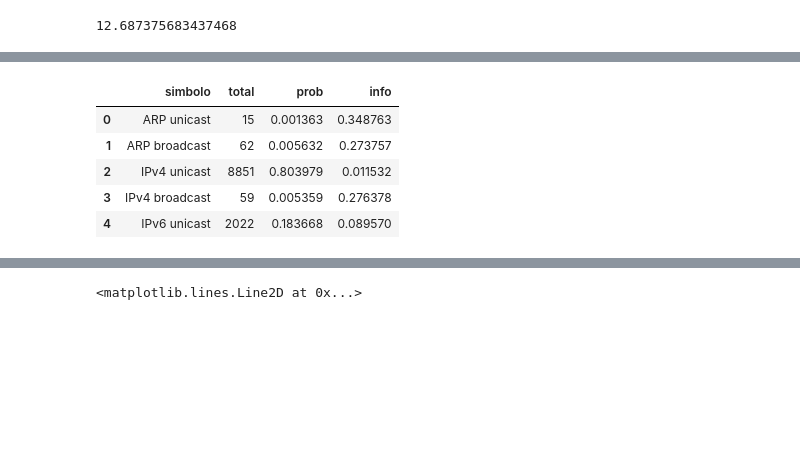
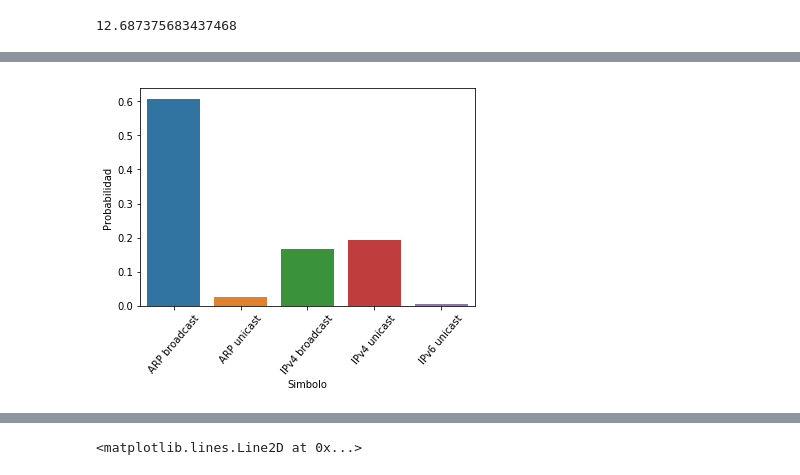
Before and after one commit to ZebaSz/tdc-tp1, a Jupyter notebook: script/Plots.ipynb, the cells around one changed output, grey strips where cells are left out. Cells and saved outputs as stored; diff of their text form; code cells hidden in the pictures; blank space fills up the shorter version.

```diff
--- a/script/Plots.ipynb
+++ b/script/Plots.ipynb
@@ -209,3 +231,7 @@ max_entropy(data2)
+# %%
+plot_prob_bar(summary_mac)
+# %% [output]
+[figure, added]
 # %%
 packets_mh = rdpcap("manu_home.pcap")
 # %%
@@ -213,9 +239,0 @@ data_mh = createDataFrame_s1(packets_mh)
-# %%
-data_mh
-# %% [output]
-|  | simbolo | total | prob | info |
-| 0 | ARP unicast | 15 | 0.001363 | 0.348763 |
-| 1 | ARP broadcast | 62 | 0.005632 | 0.273757 |
-| 2 | IPv4 unicast | 8851 | 0.803979 | 0.011532 |
-| 3 | IPv4 broadcast | 59 | 0.005359 | 0.276378 |
-| 4 | IPv6 unicast | 2022 | 0.183668 | 0.089570 |
```
Also changed, not shown: parts of 10 cells of this notebook, 7 other files.
